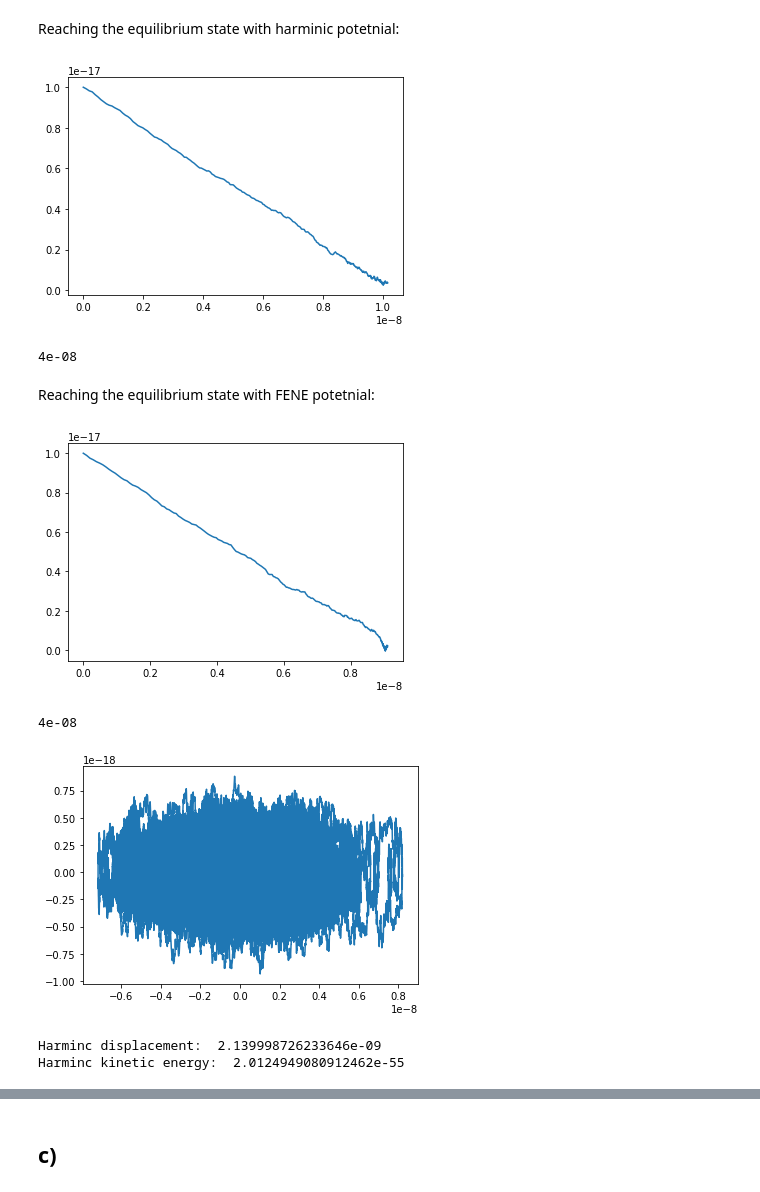
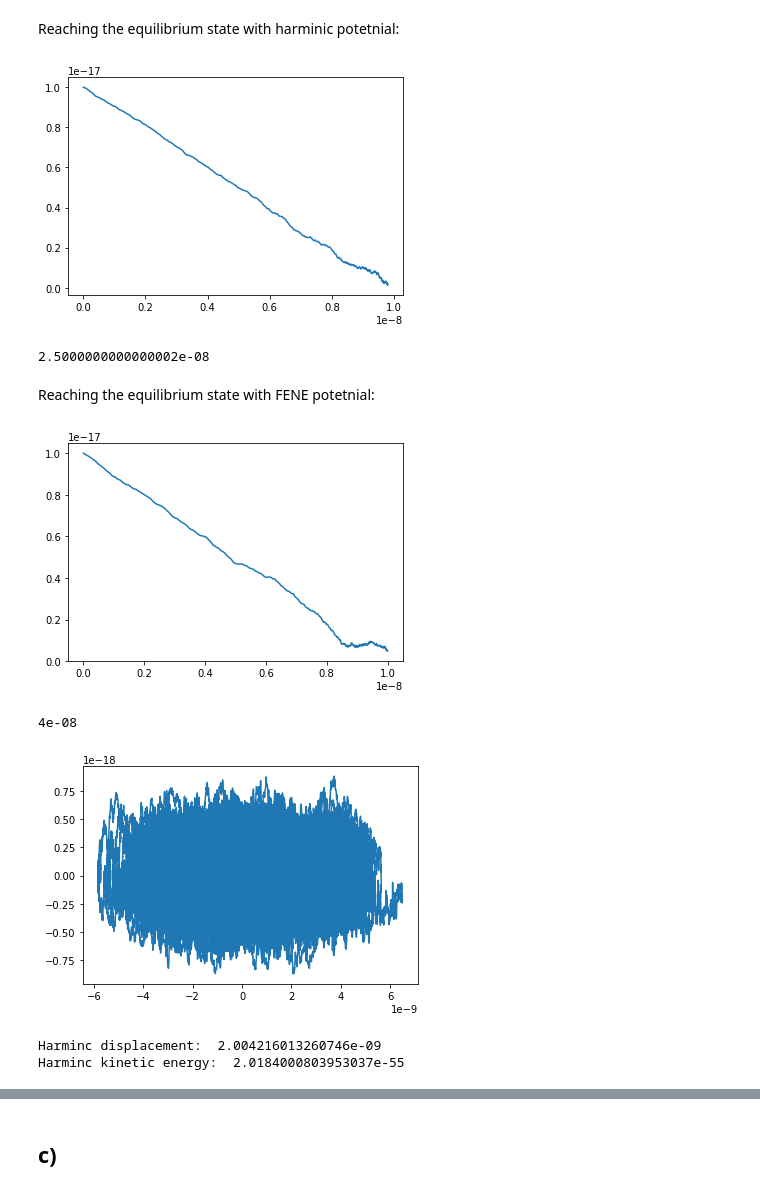
Before and after one commit to evabertalan/comp_physics, a Jupyter notebook: 3/3_Langevin equation.ipynb, the cells around one changed output, grey strips where cells are left out. Drawn from its saved outputs; the diff is of its cells as text; code cells hidden in the pictures.

```diff
--- a/3/3_Langevin equation.ipynb
+++ b/3/3_Langevin equation.ipynb
@@ -43,7 +43,7 @@ class Langevin():
         return self.k*r
 
     def __fene_pot_deriv(self, r):
-        return (self.k*self.r0) / (1 - np.power(r/self.r0, 2))
+        return (self.k*r) / (1 - np.power(r/self.r0, 2))
 
     def __euler_maruyama(self, deriv_pot, t_span, dt, p_0, r_0=0):
         r = [r_0, ]
@@ -160,13 +158,13 @@ fene_langevin_under.plot()
 # %% [markdown]
 Reaching the equilibrium state with harminic potetnial:
 # %%
-t_eq_harmonic = harmonic.num_steps[400]
+t_eq_harmonic = harmonic.num_steps[250]
 plt.plot(harmonic.r[0:400], harmonic.p[0:400])
 plt.show()
 print(t_eq_harmonic) #4*10**-8 s = 40ns
 # %% [output]
-[figure, old version]
+[figure, new version]
-4e-08
+2.5000000000000002e-08
 # %% [markdown]
 Reaching the equilibrium state with FENE potetnial:
 # %%
@@ -175,7 +173,7 @@ plt.plot(fene.r[0:400], fene.p[0:400])
 plt.show()
 print(t_eq_fene) #4*10**-8 s = 40ns
 # %% [output]
-[figure, old version]
+[figure, new version]
 4e-08
 # %%
 plt.plot(harmonic.r[4000:], harmonic.p[4000:])
@@ -183,9 +181,9 @@ plt.show()
 print('Harminc displacement: ', harmonic_langevin.rms(4000))
 print('Harminc kinetic energy: ', harmonic_langevin.kinetic_energy(4000))
 # %% [output]
-[figure, old version]
+[figure, new version]
-Harminc displacement:  2.139998726233646e-09
-Harminc kinetic energy:  2.0124949080912462e-55
+Harminc displacement:  2.004216013260746e-09
+Harminc kinetic energy:  2.0184000803953037e-55
 # %%
 plt.plot(fene.r[4000:], fene.p[4000:])
 plt.show()
```
Also changed, not shown: parts of 13 cells of this notebook, 1 other file.
